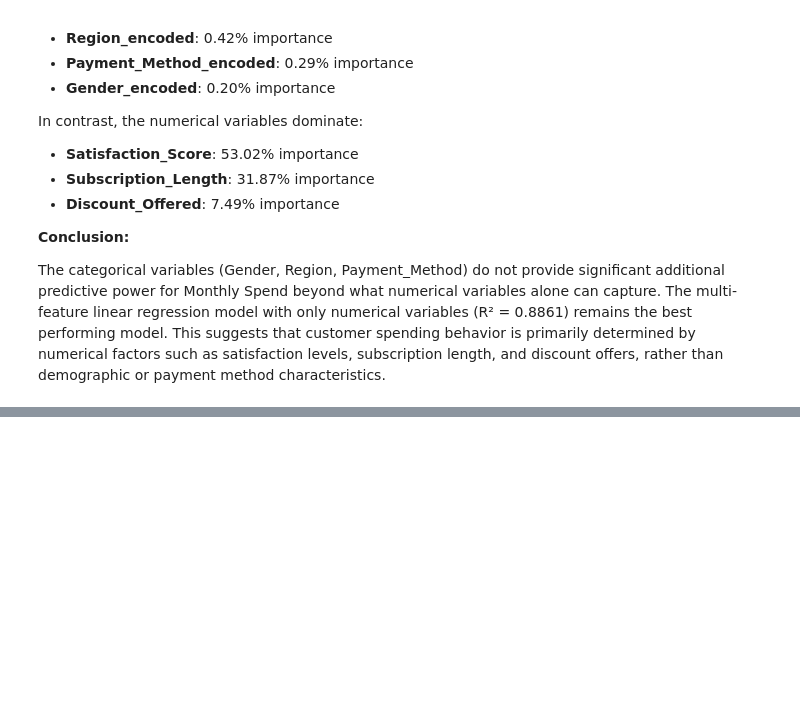
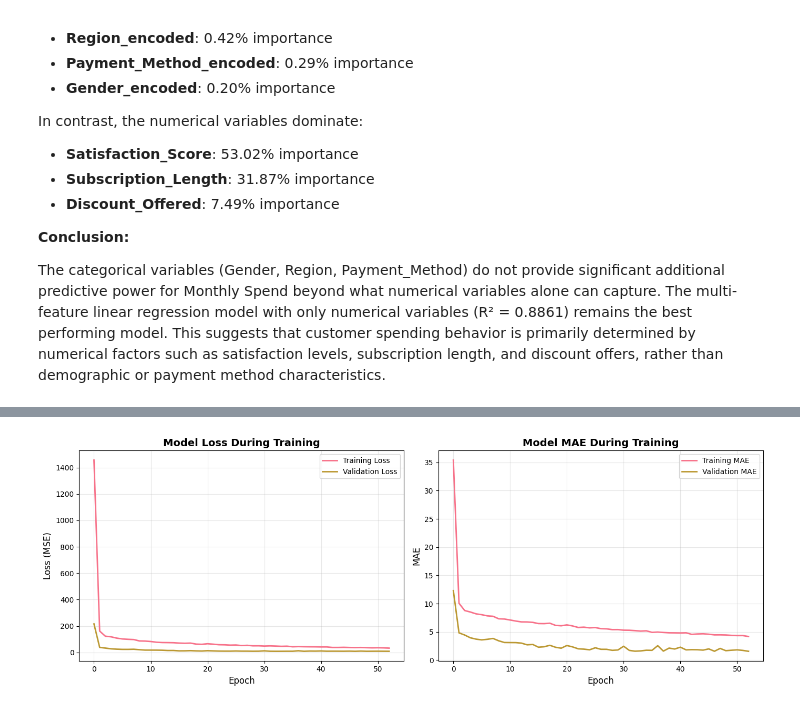
Before and after one commit to dannywu1101/AIFinalProject, a Jupyter notebook: Component1.ipynb, the cells around one changed output, grey strips where cells are left out. Saved outputs shown, nothing was run; the diff lists cells and outputs as text; code cells hidden in the pictures; blank space fills up the shorter version.

```diff
--- a/Component1.ipynb
+++ b/Component1.ipynb
@@ -574,0 +719,26 @@ The categorical variables (Gender, Region, Payment_Method) do not provide signif
+# %%
+# Visualization: Training history
+fig, (ax1, ax2) = plt.subplots(1, 2, figsize=(14, 5))
+
+# Loss
+ax1.plot(history.history['loss'], label='Training Loss', linewidth=2)
+ax1.plot(history.history['val_loss'], label='Validation Loss', linewidth=2)
+ax1.set_xlabel('Epoch', fontsize=12)
+ax1.set_ylabel('Loss (MSE)', fontsize=12)
+ax1.set_title('Model Loss During Training', fontsize=14, fontweight='bold')
+ax1.legend()
+ax1.grid(alpha=0.3)
+
+# MAE
+ax2.plot(history.history['mae'], label='Training MAE', linewidth=2)
+ax2.plot(history.history['val_mae'], label='Validation MAE', linewidth=2)
+ax2.set_xlabel('Epoch', fontsize=12)
+ax2.set_ylabel('MAE', fontsize=12)
+ax2.set_title('Model MAE During Training', fontsize=14, fontweight='bold')
+ax2.legend()
+ax2.grid(alpha=0.3)
+
+plt.tight_layout()
+plt.show()
+# %% [output]
+[figure, added]
```
Also changed, not shown: parts of 15 cells of this notebook.
